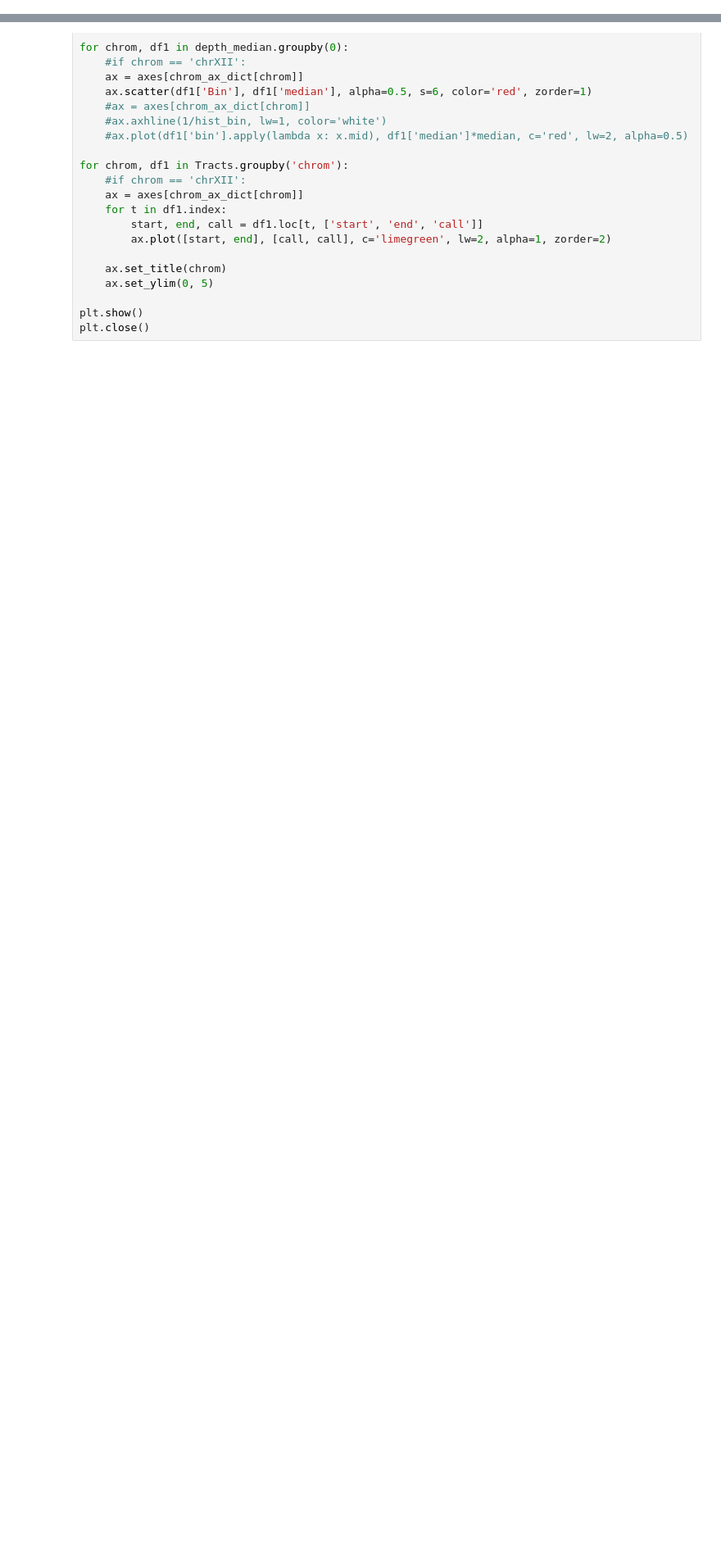
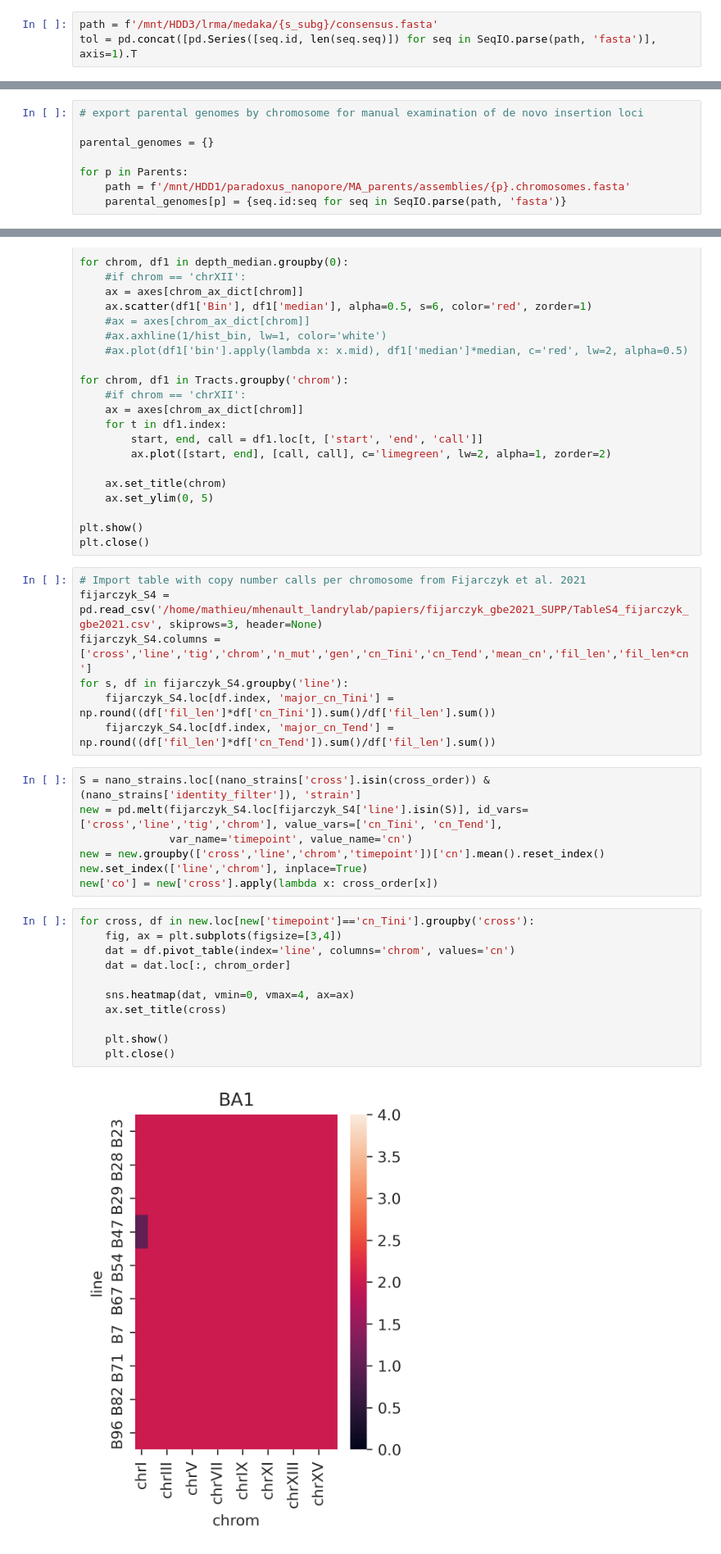
Before and after one commit to mhenault1/lrma, a Jupyter notebook: script/sv.ipynb, the cells around one changed output, grey strips where cells are left out. Shown at 82% size. Cells and saved outputs as stored; diff of their text form; blank space fills up the shorter version.

```diff
--- a/script/sv.ipynb
+++ b/script/sv.ipynb
@@ -186,0 +2228,3 @@ og_cn['private'] = og_cn['og_count'] == 1
+# %%
+path = f'/mnt/HDD3/lrma/medaka/{s_subg}/consensus.fasta'
+tol = pd.concat([pd.Series([seq.id, len(seq.seq)]) for seq in SeqIO.parse(path, 'fasta')], axis=1).T
@@ -186,0 +2239,8 @@ og_cn['private'] = og_cn['og_count'] == 1
+# %%
+# export parental genomes by chromosome for manual examination of de novo insertion loci
+
+parental_genomes = {}
+
+for p in Parents:
+    path = f'/mnt/HDD1/paradoxus_nanopore/MA_parents/assemblies/{p}.chromosomes.fasta'
+    parental_genomes[p] = {seq.id:seq for seq in SeqIO.parse(path, 'fasta')}
@@ -398,3 +2438,30 @@ for chrom, df1 in Tracts.groupby('chrom'):
 
 plt.show()
 plt.close()
+# %%
+# Import table with copy number calls per chromosome from Fijarczyk et al. 2021
+fijarczyk_S4 = pd.read_csv('/home/mathieu/mhenault_landrylab/papiers/fijarczyk_gbe2021_SUPP/TableS4_fijarczyk_gbe2021.csv', skiprows=3, header=None)
+fijarczyk_S4.columns = ['cross','line','tig','chrom','n_mut','gen','cn_Tini','cn_Tend','mean_cn','fil_len','fil_len*cn']
+for s, df in fijarczyk_S4.groupby('line'):
+    fijarczyk_S4.loc[df.index, 'major_cn_Tini'] = np.round((df['fil_len']*df['cn_Tini']).sum()/df['fil_len'].sum())
+    fijarczyk_S4.loc[df.index, 'major_cn_Tend'] = np.round((df['fil_len']*df['cn_Tend']).sum()/df['fil_len'].sum())
+# %%
+S = nano_strains.loc[(nano_strains['cross'].isin(cross_order)) & (nano_strains['identity_filter']), 'strain']
+new = pd.melt(fijarczyk_S4.loc[fijarczyk_S4['line'].isin(S)], id_vars=['cross','line','tig','chrom'], value_vars=['cn_Tini', 'cn_Tend'],
+              var_name='timepoint', value_name='cn')
+new = new.groupby(['cross','line','chrom','timepoint'])['cn'].mean().reset_index()
+new.set_index(['line','chrom'], inplace=True)
+new['co'] = new['cross'].apply(lambda x: cross_order[x])
+# %%
+for cross, df in new.loc[new['timepoint']=='cn_Tini'].groupby('cross'):
+    fig, ax = plt.subplots(figsize=[3,4])
+    dat = df.pivot_table(index='line', columns='chrom', values='cn')
+    dat = dat.loc[:, chrom_order]
+
+    sns.heatmap(dat, vmin=0, vmax=4, ax=ax)
+    ax.set_title(cross)
+
+    plt.show()
+    plt.close()
+# %% [output]
+[figure, added]
```
Also changed, not shown: parts of 151 cells of this notebook, 5 other files.
